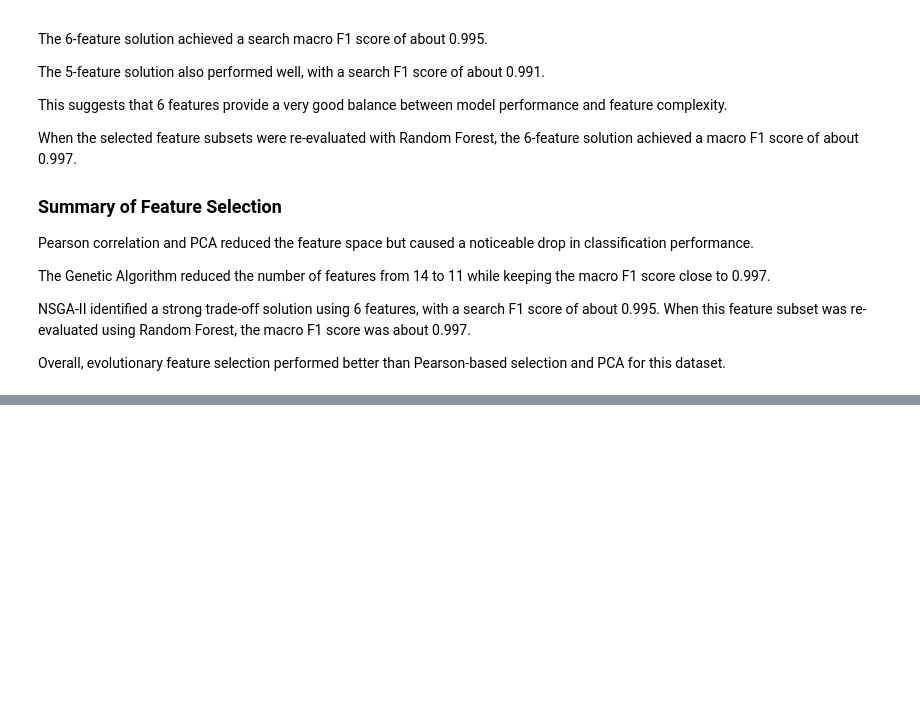
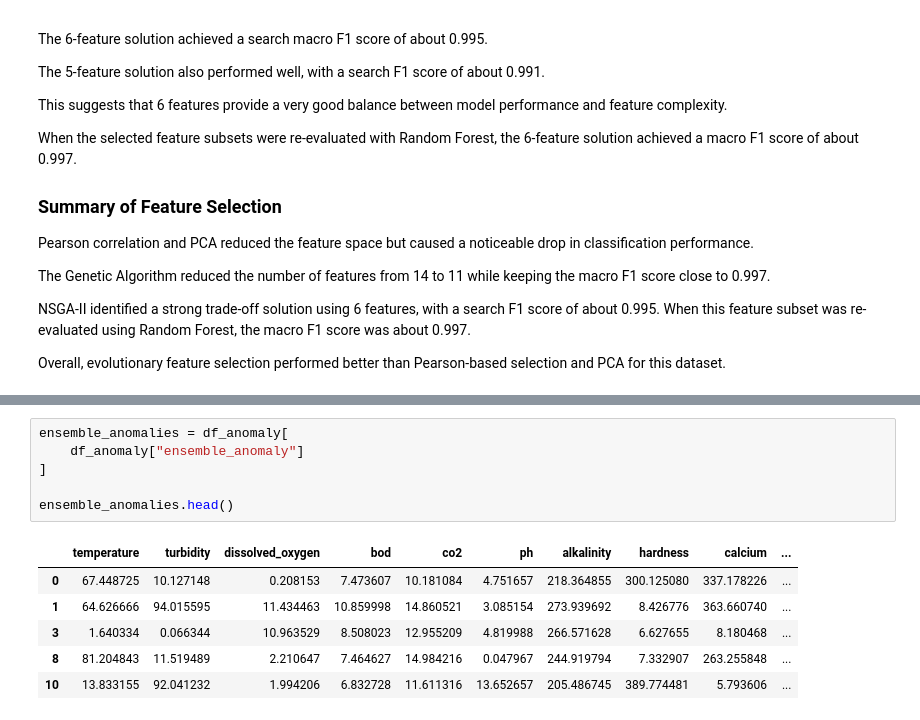
Before and after one commit to elodie-wu/ai-aquaculture-research-demos, a Jupyter notebook: 01-environmental-risk-and-anomaly-detection/notebooks/aquaculture-analysis.ipynb, the cells around one changed output, grey strips where cells are left out. Cells and saved outputs as stored; diff of their text form; blank space fills up the shorter version.

```diff
--- a/01-environmental-risk-and-anomaly-detection/notebooks/aquaculture-analysis.ipynb
+++ b/01-environmental-risk-and-anomaly-detection/notebooks/aquaculture-analysis.ipynb
@@ -1166,0 +1253,13 @@ Overall, evolutionary feature selection performed better than Pearson-based sele
+# %%
+ensemble_anomalies = df_anomaly[
+    df_anomaly["ensemble_anomaly"]
+]
+
+ensemble_anomalies.head()
+# %% [output]
+|  | temperature | turbidity | dissolved_oxygen | bod | co2 | ph | alkalinity | hardness | calcium | ... |
+| 0 | 67.448725 | 10.127148 | 0.208153 | 7.473607 | 10.181084 | 4.751657 | 218.364855 | 300.125080 | 337.178226 | ... |
+| 1 | 64.626666 | 94.015595 | 11.434463 | 10.859998 | 14.860521 | 3.085154 | 273.939692 | 8.426776 | 363.660740 | ... |
+| 3 | 1.640334 | 0.066344 | 10.963529 | 8.508023 | 12.955209 | 4.819988 | 266.571628 | 6.627655 | 8.180468 | ... |
+| 8 | 81.204843 | 11.519489 | 2.210647 | 7.464627 | 14.984216 | 0.047967 | 244.919794 | 7.332907 | 263.255848 | ... |
+| 10 | 13.833155 | 92.041232 | 1.994206 | 6.832728 | 11.611316 | 13.652657 | 205.486745 | 389.774481 | 5.793606 | ... |
```
Also changed, not shown: parts of 20 cells of this notebook.
